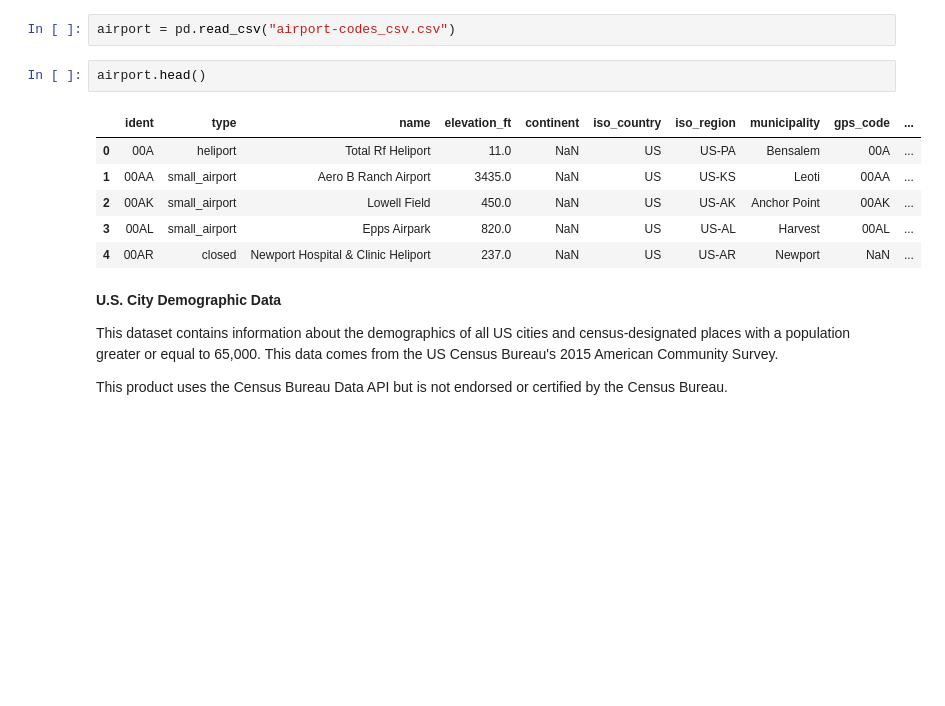
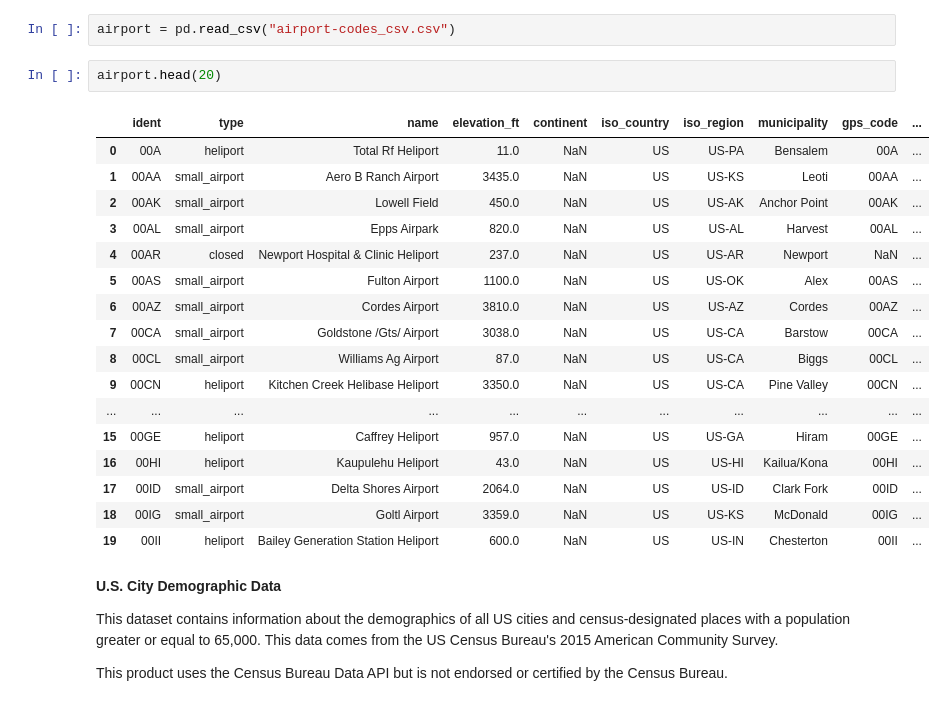
Before and after one commit to fpcarneiro/data-engineer-project, a Jupyter notebook: Capstone Project Template.ipynb, the cells around one changed output. Drawn from its saved outputs; the diff is of its cells as text; blank space fills up the shorter version.

```diff
--- a/Capstone Project Template.ipynb
+++ b/Capstone Project Template.ipynb
@@ -180,14 +218,25 @@ Original source url is http://ourairports.com/data/airports.csv (stored in archi
 # %%
 airport = pd.read_csv("airport-codes_csv.csv")
 # %%
-airport.head()
+airport.head(20)
 # %% [output]
 |  | ident | type | name | elevation_ft | continent | iso_country | iso_region | municipality | gps_code | ... |
 | 0 | 00A | heliport | Total Rf Heliport | 11.0 | NaN | US | US-PA | Bensalem | 00A | ... |
 | 1 | 00AA | small_airport | Aero B Ranch Airport | 3435.0 | NaN | US | US-KS | Leoti | 00AA | ... |
 | 2 | 00AK | small_airport | Lowell Field | 450.0 | NaN | US | US-AK | Anchor Point | 00AK | ... |
 | 3 | 00AL | small_airport | Epps Airpark | 820.0 | NaN | US | US-AL | Harvest | 00AL | ... |
 | 4 | 00AR | closed | Newport Hospital & Clinic Heliport | 237.0 | NaN | US | US-AR | Newport | NaN | ... |
+| 5 | 00AS | small_airport | Fulton Airport | 1100.0 | NaN | US | US-OK | Alex | 00AS | ... |
+| 6 | 00AZ | small_airport | Cordes Airport | 3810.0 | NaN | US | US-AZ | Cordes | 00AZ | ... |
+| 7 | 00CA | small_airport | Goldstone /Gts/ Airport | 3038.0 | NaN | US | US-CA | Barstow | 00CA | ... |
+| 8 | 00CL | small_airport | Williams Ag Airport | 87.0 | NaN | US | US-CA | Biggs | 00CL | ... |
+| 9 | 00CN | heliport | Kitchen Creek Helibase Heliport | 3350.0 | NaN | US | US-CA | Pine Valley | 00CN | ... |
+| ... | ... | ... | ... | ... | ... | ... | ... | ... | ... | ... |
+| 15 | 00GE | heliport | Caffrey Heliport | 957.0 | NaN | US | US-GA | Hiram | 00GE | ... |
+| 16 | 00HI | heliport | Kaupulehu Heliport | 43.0 | NaN | US | US-HI | Kailua/Kona | 00HI | ... |
+| 17 | 00ID | small_airport | Delta Shores Airport | 2064.0 | NaN | US | US-ID | Clark Fork | 00ID | ... |
+| 18 | 00IG | small_airport | Goltl Airport | 3359.0 | NaN | US | US-KS | McDonald | 00IG | ... |
+| 19 | 00II | heliport | Bailey Generation Station Heliport | 600.0 | NaN | US | US-IN | Chesterton | 00II | ... |
 # %% [markdown]
 __U.S. City Demographic Data__
 
```
Also changed, not shown: parts of 6 cells of this notebook, 1 other file.
